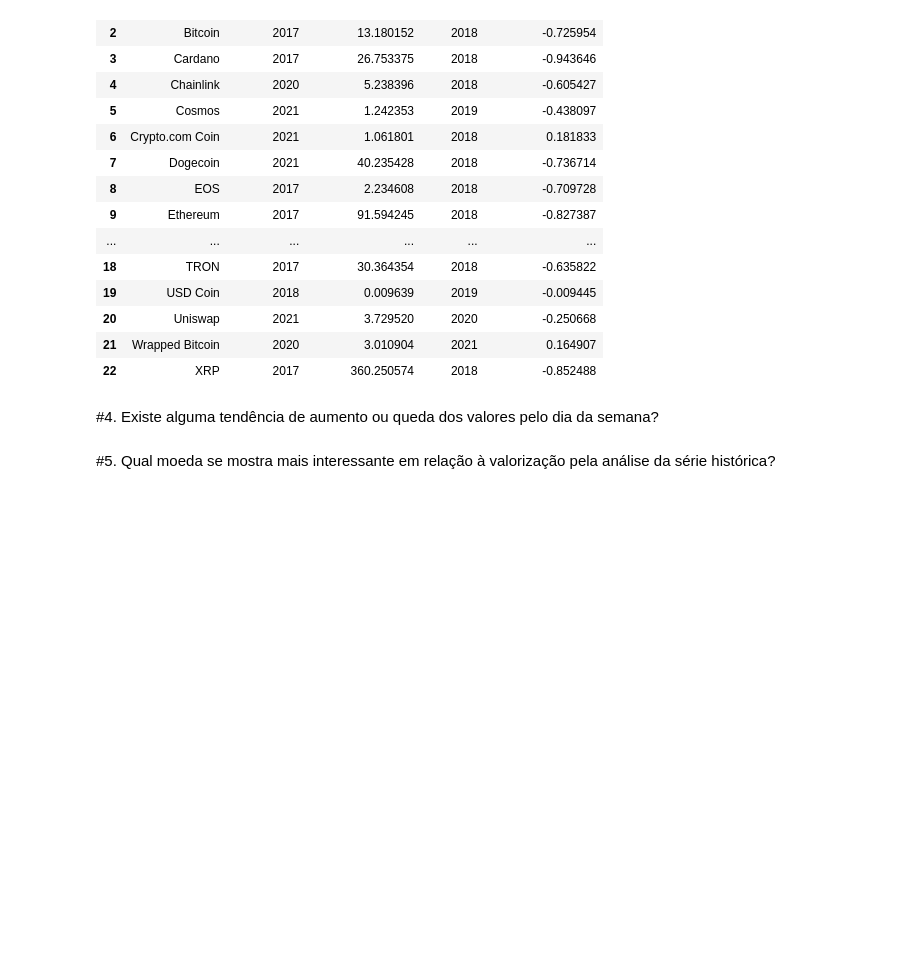
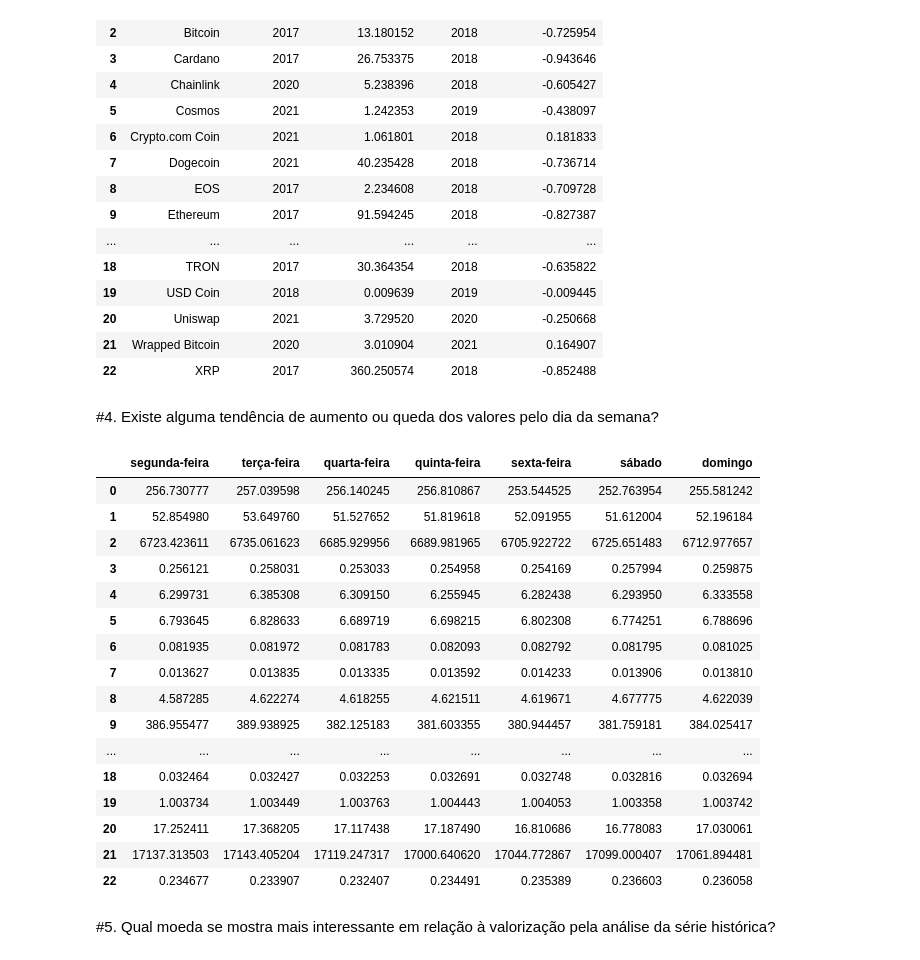
Before and after one commit to WillianXG/Projeto_Em_grupo-Modulo-3, a Jupyter notebook: grupoModulo3.ipynb, the cells around one changed output. Saved outputs shown, nothing was run; the diff lists cells and outputs as text; code cells hidden in the pictures; blank space fills up the shorter version.

```diff
--- a/grupoModulo3.ipynb
+++ b/grupoModulo3.ipynb
@@ -128,8 +121,9 @@ def diasSemana(criptomoedas):
     criptomoedas_com_dia_semana = []
     for criptomoeda in criptomoedas:
         criptomoeda_com_dia_semana = criptomoeda.copy()  # Criar uma cópia do DataFrame original
+        criptomoeda_com_dia_semana['Date'] = pd.to_datetime(criptomoeda_com_dia_semana['Date'])  # Converter 'Date' para datetime
         nomes_dias_semana_criptomoeda = []
-        for index, row in criptomoeda.iterrows():  # Iterar sobre todas as linhas
+        for index, row in criptomoeda_com_dia_semana.iterrows():  # Iterar sobre todas as linhas
             data = row['Date']  # Obter a data
             dia_semana = dias[data.weekday()]  # Obter o nome do dia da semana
             nomes_dias_semana_criptomoeda.append(dia_semana)
@@ -158,7 +152,7 @@ def calculandoTendencia(criptomoedas):
         }
 
         # Calcula a tendência geral para esta criptomoeda usando mode
-        tendencia_geral = statistics.mode(criptomoeda['Diferença'].apply(lambda x: '1' if x > 0 else ('0' if x < 0 else '-')))
+        tendencia_geral = statistics.mode(criptomoeda['Diferença'].apply(lambda x: '↑' if x > 0 else ('↓' if x < 0 else '-')))
 
         # Adiciona a tendência geral e as médias ao resultado
         resultados.append({
@@ -178,21 +172,23 @@ def calculandoTendencia(criptomoedas):
     # Retorna o resultado final como DataFrame
     return pd.DataFrame(resultados)
 
-def calcular_media_por_dia_da_semana(criptomoedas):
+def calcular_media_por_dia_da_semana(criptomoedas_com_dia_semana):
     dias = ['segunda-feira', 'terça-feira', 'quarta-feira', 'quinta-feira', 'sexta-feira', 'sábado', 'domingo']
     medias_por_dia_da_semana = {dia: [] for dia in dias}
     nomes_criptomoedas = []
 
-    for criptomoeda in criptomoedas:
-        # Supondo que a coluna 'Name' está presente no DataFrame e contém o mesmo nome para todas as entradas
+    for criptomoeda in criptomoedas_com_dia_semana:
         name = statistics.mode(criptomoeda['Name'])
         nomes_criptomoedas.append(name)
         for dia in dias:
-            # Filtrar os dados para o dia da semana atual
             dados_do_dia = criptomoeda[criptomoeda['Dia da Semana'] == dia]
-            # Calcular a média dos valores de fechamento para o dia da semana atual
-            media = dados_do_dia['Close'].mean()
+            if not dados_do_dia.empty:
+                media = dados_do_dia['Close'].mean()
+            else:
+                media = float('nan')  # ou algum valor padrão para dias sem dados
             medias_por_dia_da_semana[dia].append(media)
+
+    return medias_por_dia_da_semana
 
     # Criar DataFrame com as médias por dia da semana
     df_medias = pd.DataFrame(medias_por_dia_da_semana)
@@ -336,7 +332,6 @@ calculandoTendencia(criptomoedas)
 tendencia = pd.DataFrame(calculandoTendencia(criptomoedas))
 
 df = tendencia
-df['Tendência Geral'] = df['Tendência Geral'].astype(int)
 df
 # %% [output]
 |  | Name | Média Open | Média Close | Média High | Média Low | Média Volume | Média Marketcap | ... |
@@ -411,7 +406,26 @@ quedas_valo
 # %% [markdown]
 #4. Existe alguma tendência de aumento ou queda dos valores pelo dia da semana?
 # %%
-calcular_media_por_dia_da_semana = calcular_media_por_dia_da_semana(diasSemana(criptomoedas))
+Media_dia_semana = pd.DataFrame(calcular_media_por_dia_da_semana(diasSemana(criptomoedas)))
+Media_dia_semana
+# %% [output]
+|  | segunda-feira | terça-feira | quarta-feira | quinta-feira | sexta-feira | sábado | domingo |
+| 0 | 256.730777 | 257.039598 | 256.140245 | 256.810867 | 253.544525 | 252.763954 | 255.581242 |
+| 1 | 52.854980 | 53.649760 | 51.527652 | 51.819618 | 52.091955 | 51.612004 | 52.196184 |
+| 2 | 6723.423611 | 6735.061623 | 6685.929956 | 6689.981965 | 6705.922722 | 6725.651483 | 6712.977657 |
+| 3 | 0.256121 | 0.258031 | 0.253033 | 0.254958 | 0.254169 | 0.257994 | 0.259875 |
+| 4 | 6.299731 | 6.385308 | 6.309150 | 6.255945 | 6.282438 | 6.293950 | 6.333558 |
+| 5 | 6.793645 | 6.828633 | 6.689719 | 6.698215 | 6.802308 | 6.774251 | 6.788696 |
+| 6 | 0.081935 | 0.081972 | 0.081783 | 0.082093 | 0.082792 | 0.081795 | 0.081025 |
+| 7 | 0.013627 | 0.013835 | 0.013335 | 0.013592 | 0.014233 | 0.013906 | 0.013810 |
+| 8 | 4.587285 | 4.622274 | 4.618255 | 4.621511 | 4.619671 | 4.677775 | 4.622039 |
+| 9 | 386.955477 | 389.938925 | 382.125183 | 381.603355 | 380.944457 | 381.759181 | 384.025417 |
+| ... | ... | ... | ... | ... | ... | ... | ... |
+| 18 | 0.032464 | 0.032427 | 0.032253 | 0.032691 | 0.032748 | 0.032816 | 0.032694 |
+| 19 | 1.003734 | 1.003449 | 1.003763 | 1.004443 | 1.004053 | 1.003358 | 1.003742 |
+| 20 | 17.252411 | 17.368205 | 17.117438 | 17.187490 | 16.810686 | 16.778083 | 17.030061 |
+| 21 | 17137.313503 | 17143.405204 | 17119.247317 | 17000.640620 | 17044.772867 | 17099.000407 | 17061.894481 |
+| 22 | 0.234677 | 0.233907 | 0.232407 | 0.234491 | 0.235389 | 0.236603 | 0.236058 |
 # %% [markdown]
 #5. Qual moeda se mostra mais interessante em relação à valorização pela análise da série histórica?
 # %%
```
Also changed, not shown: parts of 3 cells of this notebook.
